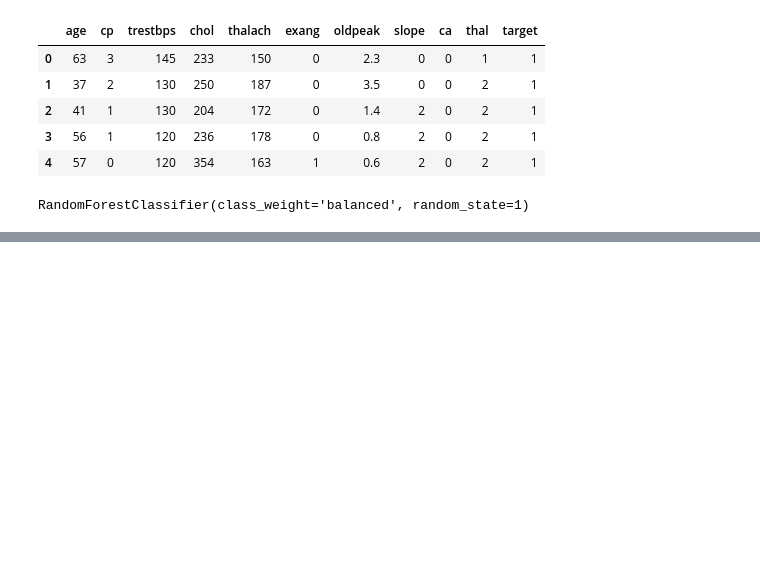
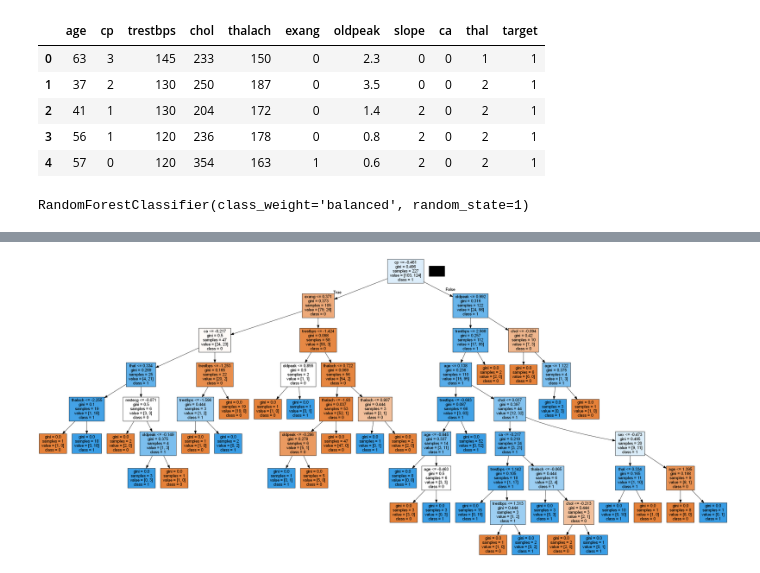
Before and after one commit to MCadotte415/This_Data_is_Off_the_cHearts, a Jupyter notebook: Random Forest Classifier- Updated.ipynb, the cells around one changed output, grey strips where cells are left out. Drawn from its saved outputs; the diff is of its cells as text; code cells hidden in the pictures; blank space fills up the shorter version.

Commit message:
combined_models

```diff
--- a/Random Forest Classifier- Updated.ipynb
+++ b/Random Forest Classifier- Updated.ipynb
@@ -400,0 +455,11 @@ weighted avg       0.82      0.81      0.80        83
+# %%
+scaler = StandardScaler()
+# %%
+X_scaler = scaler.fit(X_train)
+# %%
+X_train_scaled = X_scaler.transform(X_train)
+X_test_scaled = X_scaler.transform(X_test)
+# %%
+model = tree.DecisionTreeClassifier()
+model = model.fit(X_train_scaled, y_train)
+predictions = model.predict(X_test_scaled)
@@ -400,0 +499,12 @@ weighted avg       0.82      0.81      0.80        83
+# %%
+dot_data = tree.export_graphviz(
+    model, out_file=None, feature_names=x.columns, class_names=["0", "1"], filled=True
+)
+
+
+graph = pydotplus.graph_from_dot_data(dot_data)
+
+
+Image(graph.create_png())
+# %% [output]
+[figure, added]
```
Also changed, not shown: parts of 23 cells of this notebook, 2 other files.
